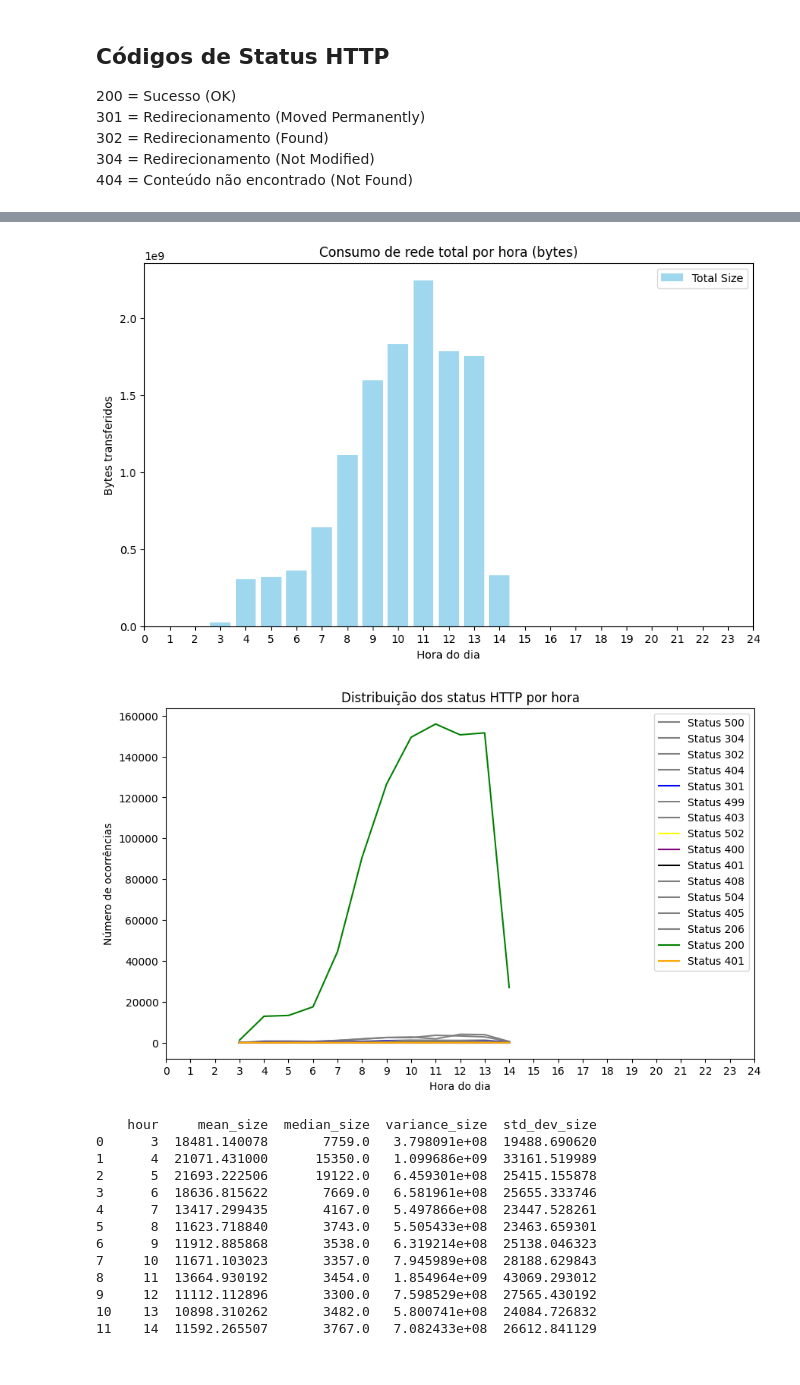
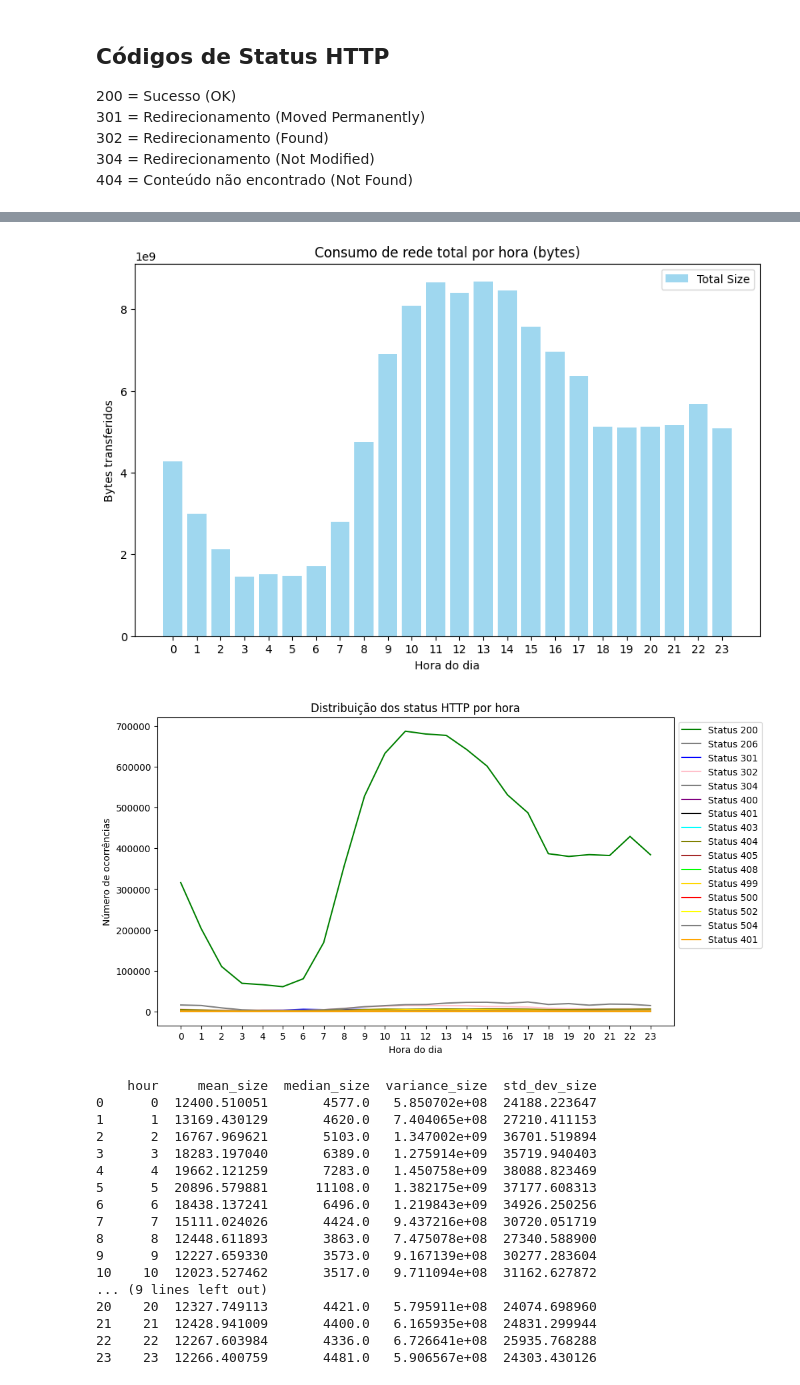
Before and after one commit to lcsvillela/CMP223, a Jupyter notebook: CMP223_WebAccessLog.ipynb, the cells around one changed output, grey strips where cells are left out. Saved outputs shown, nothing was run; the diff lists cells and outputs as text; code cells hidden in the pictures.

```diff
--- a/CMP223_WebAccessLog.ipynb
+++ b/CMP223_WebAccessLog.ipynb
@@ -29,7 +29,7 @@ invalid_entries = []
 
 with open(log_file_path, 'r') as file:
     for i, line in enumerate(file):
-        if i >= 1_000_000:  # Limite opcional para processar somente 1 milhão de linhas
+        if i >= 10_000_000:  # Limite opcional para processar somente 1 milhão de linhas
             break
         match = re.match(regex_pattern, line)
         if match:
@@ -307,7 +309,7 @@ plt.plot(hourly_grouped['hour'], hourly_grouped['total_requests'], label='Total
 plt.title('Número total de requisições por hora')
 plt.xlabel('Hora do dia')
 plt.ylabel('Número de Requisições')
-plt.xticks(range(0, 25))
+plt.xticks(range(0, 24))
 plt.legend()
 plt.show()
 
@@ -317,41 +319,40 @@ plt.bar(hourly_grouped['hour'], hourly_grouped['total_size'], color='skyblue', a
 plt.title('Consumo de rede total por hora (bytes)')
 plt.xlabel('Hora do dia')
 plt.ylabel('Bytes transferidos')
-plt.xticks(range(0, 25))
+plt.xticks(range(0, 24))
 plt.legend()
 plt.show()
 
 # Distribuição dos status HTTP por hora
 plt.figure(figsize=(10, 6))
-plt.plot(hourly_grouped['hour'], hourly_grouped['status_500'], label='Status 500', color='gray')
+plt.plot(hourly_grouped['hour'], hourly_grouped['status_200'], label='Status 200', color='green')
+plt.plot(hourly_grouped['hour'], hourly_grouped['status_206'], label='Status 206', color='gray')
+plt.plot(hourly_grouped['hour'], hourly_grouped['status_301'], label='Status 301', color='blue')
+plt.plot(hourly_grouped['hour'], hourly_grouped['status_302'], label='Status 302', color='pink')
 plt.plot(hourly_grouped['hour'], hourly_grouped['status_304'], label='Status 304', color='gray')
-plt.plot(hourly_grouped['hour'], hourly_grouped['status_302'], label='Status 302', color='gray')
-plt.plot(hourly_grouped['hour'], hourly_grouped['status_404'], label='Status 404', color='gray')
-plt.plot(hourly_grouped['hour'], hourly_grouped['status_301'], label='Status 301', color='blue')
-plt.plot(hourly_grouped['hour'], hourly_grouped['status_499'], label='Status 499', color='gray')
-plt.plot(hourly_grouped['hour'], hourly_grouped['status_403'], label='Status 403', color='gray')
-plt.plot(hourly_grouped['hour'], hourly_grouped['status_502'], label='Status 502', color='yellow')
 plt.plot(hourly_grouped['hour'], hourly_grouped['status_400'], label='Status 400', color='purple')
 plt.plot(hourly_grouped['hour'], hourly_grouped['status_401'], label='Status 401', color='black')
-plt.plot(hourly_grouped['hour'], hourly_grouped['status_408'], label='Status 408', color='gray')
+plt.plot(hourly_grouped['hour'], hourly_grouped['status_403'], label='Status 403', color='cyan')
+plt.plot(hourly_grouped['hour'], hourly_grouped['status_404'], label='Status 404', color='olive')
+plt.plot(hourly_grouped['hour'], hourly_grouped['status_405'], label='Status 405', color='brown')
+plt.plot(hourly_grouped['hour'], hourly_grouped['status_408'], label='Status 408', color='lime')
+plt.plot(hourly_grouped['hour'], hourly_grouped['status_499'], label='Status 499', color='gold')
+plt.plot(hourly_grouped['hour'], hourly_grouped['status_500'], label='Status 500', color='red')
+plt.plot(hourly_grouped['hour'], hourly_grouped['status_502'], label='Status 502', color='yellow')
 plt.plot(hourly_grouped['hour'], hourly_grouped['status_504'], label='Status 504', color='gray')
-plt.plot(hourly_grouped['hour'], hourly_grouped['status_405'], label='Status 405', color='gray')
-plt.plot(hourly_grouped['hour'], hourly_grouped['status_206'], label='Status 206', color='gray')
-plt.plot(hourly_grouped['hour'], hourly_grouped['status_200'], label='Status 200', color='green')
-
 plt.plot(hourly_grouped['hour'], hourly_grouped['status_401'], label='Status 401', color='orange')
 plt.title('Distribuição dos status HTTP por hora')
 plt.xlabel('Hora do dia')
 plt.ylabel('Número de ocorrências')
-plt.xticks(range(0, 25))
-plt.legend()
+plt.xticks(range(0, 24))
+plt.legend(loc='upper left', bbox_to_anchor=(1, 1))
 plt.show()
 
 hourly_summary = new_logs_df.groupby('hour').agg(
     mean_size=('size', 'mean'),
     median_size=('size', 'median'),
     variance_size=('size', 'var'),
-    std_dev_size=('size', 'std')
+    std_dev_size=('size', 'std')  # Adiciona o desvio padrão
 ).reset_index()
 
 print(hourly_summary)
@@ -360,16 +361,20 @@ print(hourly_summary)
-[figure, old version]
+[figure, new version]
-[figure, old version]
+[figure, new version]
     hour     mean_size  median_size  variance_size  std_dev_size
-0      3  18481.140078       7759.0   3.798091e+08  19488.690620
-1      4  21071.431000      15350.0   1.099686e+09  33161.519989
-2      5  21693.222506      19122.0   6.459301e+08  25415.155878
-3      6  18636.815622       7669.0   6.581961e+08  25655.333746
-4      7  13417.299435       4167.0   5.497866e+08  23447.528261
-5      8  11623.718840       3743.0   5.505433e+08  23463.659301
-6      9  11912.885868       3538.0   6.319214e+08  25138.046323
-7     10  11671.103023       3357.0   7.945989e+08  28188.629843
-8     11  13664.930192       3454.0   1.854964e+09  43069.293012
-9     12  11112.112896       3300.0   7.598529e+08  27565.430192
-10    13  10898.310262       3482.0   5.800741e+08  24084.726832
-11    14  11592.265507       3767.0   7.082433e+08  26612.841129
+0      0  12400.510051       4577.0   5.850702e+08  24188.223647
+1      1  13169.430129       4620.0   7.404065e+08  27210.411153
+2      2  16767.969621       5103.0   1.347002e+09  36701.519894
+3      3  18283.197040       6389.0   1.275914e+09  35719.940403
+4      4  19662.121259       7283.0   1.450758e+09  38088.823469
+5      5  20896.579881      11108.0   1.382175e+09  37177.608313
+6      6  18438.137241       6496.0   1.219843e+09  34926.250256
+7      7  15111.024026       4424.0   9.437216e+08  30720.051719
+8      8  12448.611893       3863.0   7.475078e+08  27340.588900
+9      9  12227.659330       3573.0   9.167139e+08  30277.283604
+10    10  12023.527462       3517.0   9.711094e+08  31162.627872
+... (9 lines left out)
+20    20  12327.749113       4421.0   5.795911e+08  24074.698960
+21    21  12428.941009       4400.0   6.165935e+08  24831.299944
+22    22  12267.603984       4336.0   6.726641e+08  25935.768288
+23    23  12266.400759       4481.0   5.906567e+08  24303.430126
 # %%
```
Also changed, not shown: parts of 15 cells of this notebook.
